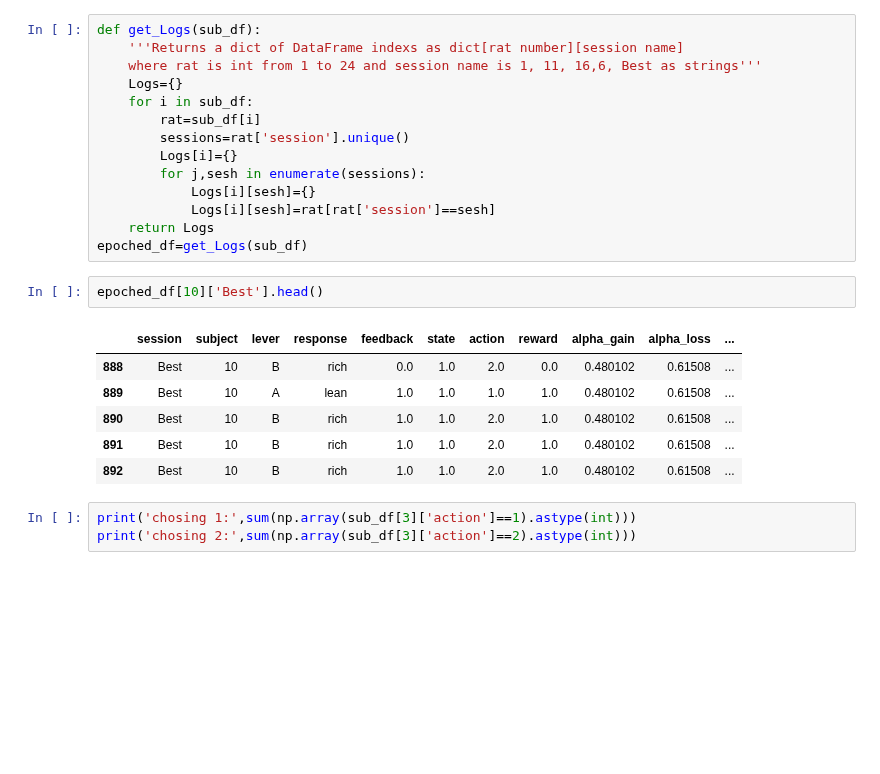
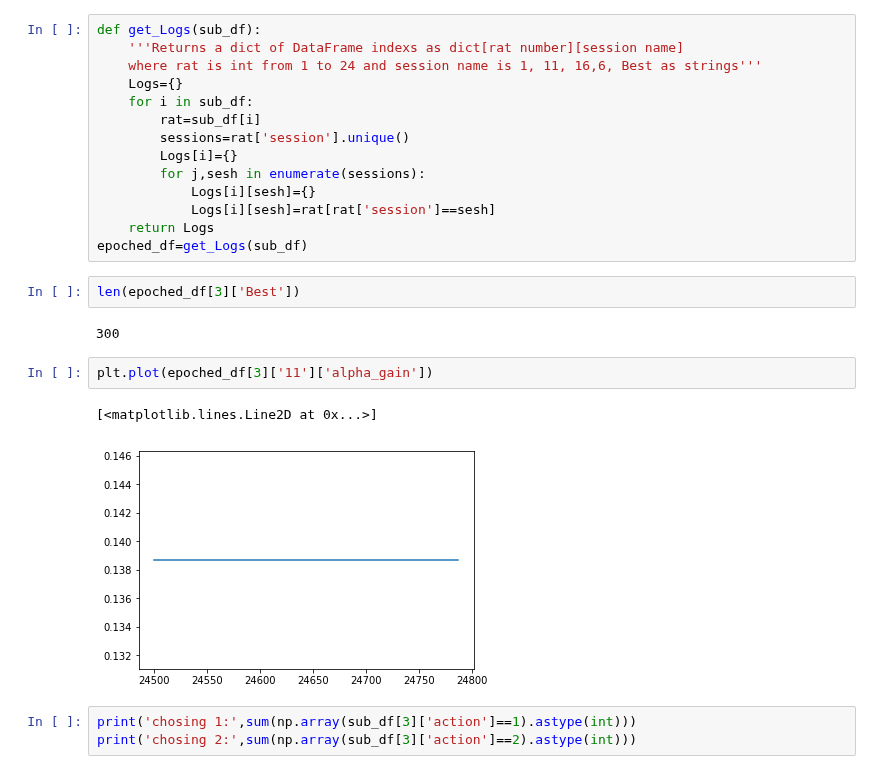
Before and after one commit to Maylibooyah69/RewardReversalPorject, a Jupyter notebook: Data_processing.ipynb, the cells around one changed output. Cells and saved outputs as stored; diff of their text form; blank space fills up the shorter version.

```diff
--- a/Data_processing.ipynb
+++ b/Data_processing.ipynb
@@ -31,15 +33,15 @@ def get_Logs(sub_df):
             Logs[i][sesh]=rat[rat['session']==sesh]
     return Logs
 epoched_df=get_Logs(sub_df)
-# %%
-epoched_df[10]['Best'].head()
-# %% [output]
-|  | session | subject | lever | response | feedback | state | action | reward | alpha_gain | alpha_loss | ... |
-| 888 | Best | 10 | B | rich | 0.0 | 1.0 | 2.0 | 0.0 | 0.480102 | 0.61508 | ... |
-| 889 | Best | 10 | A | lean | 1.0 | 1.0 | 1.0 | 1.0 | 0.480102 | 0.61508 | ... |
-| 890 | Best | 10 | B | rich | 1.0 | 1.0 | 2.0 | 1.0 | 0.480102 | 0.61508 | ... |
-| 891 | Best | 10 | B | rich | 1.0 | 1.0 | 2.0 | 1.0 | 0.480102 | 0.61508 | ... |
-| 892 | Best | 10 | B | rich | 1.0 | 1.0 | 2.0 | 1.0 | 0.480102 | 0.61508 | ... |
+# %%
+len(epoched_df[3]['Best'])
+# %% [output]
+300
+# %%
+plt.plot(epoched_df[3]['11']['alpha_gain'])
+# %% [output]
+[<matplotlib.lines.Line2D at 0x...>]
+[figure, added]
 # %%
 print('chosing 1:',sum(np.array(sub_df[3]['action']==1).astype(int)))
 print('chosing 2:',sum(np.array(sub_df[3]['action']==2).astype(int)))
```
Also changed, not shown: parts of 8 cells of this notebook, 1 other file.
